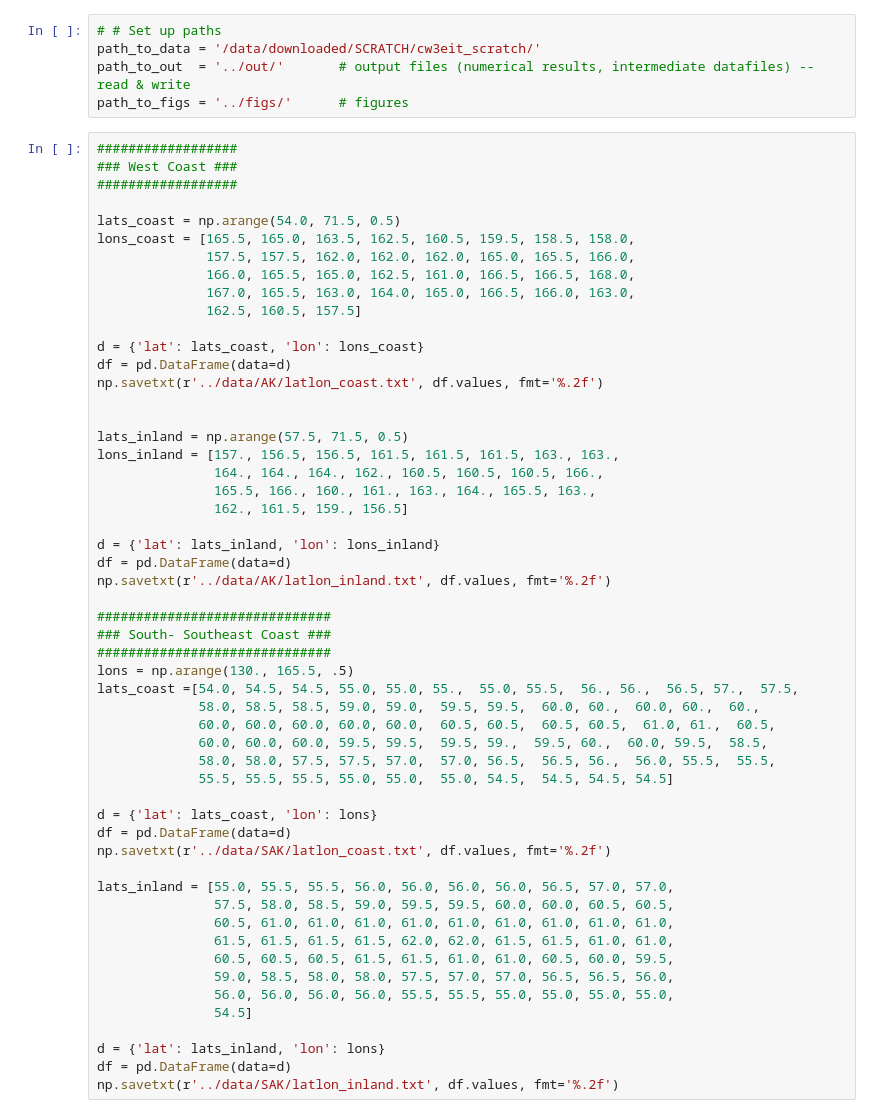
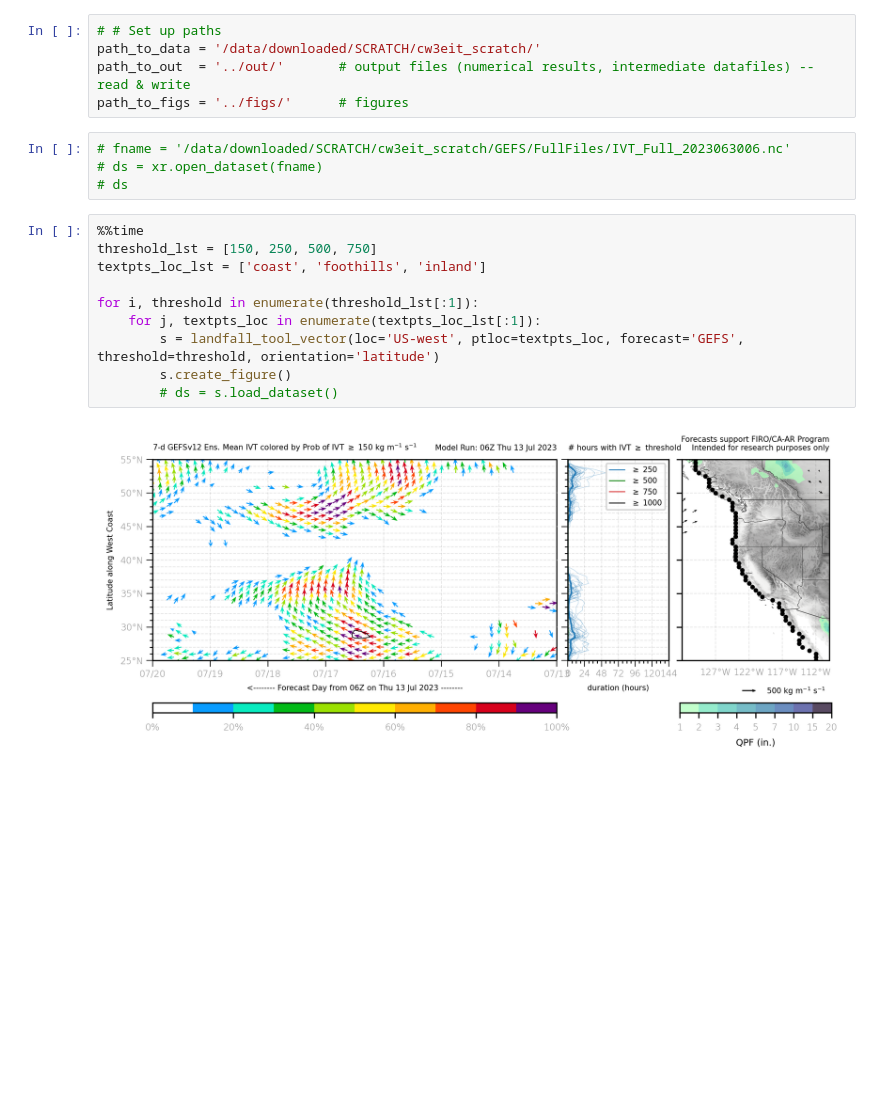
Before and after one commit to CW3E/ar_landfall_tool, a Jupyter notebook: analysis/ar-landfall_tool.ipynb, the cells around one changed output. Saved outputs shown, nothing was run; the diff lists cells and outputs as text; blank space fills up the shorter version.

```diff
--- a/analysis/waterfall_tool.ipynb
+++ b/analysis/ar-landfall_tool.ipynb
@@ -64,57 +41,19 @@ ERROR 1: PROJ: proj_create_from_database: Open of /home/dnash/miniconda3/envs/SE
 path_to_data = '/data/downloaded/SCRATCH/cw3eit_scratch/'
 path_to_out  = '../out/'       # output files (numerical results, intermediate datafiles) -- read & write
 path_to_figs = '../figs/'      # figures
-# %%
-##################
-### West Coast ###
-##################
-
-lats_coast = np.arange(54.0, 71.5, 0.5)
-lons_coast = [165.5, 165.0, 163.5, 162.5, 160.5, 159.5, 158.5, 158.0,
-              157.5, 157.5, 162.0, 162.0, 162.0, 165.0, 165.5, 166.0,
-              166.0, 165.5, 165.0, 162.5, 161.0, 166.5, 166.5, 168.0,
-              167.0, 165.5, 163.0, 164.0, 165.0, 166.5, 166.0, 163.0,
-              162.5, 160.5, 157.5]
-
-d = {'lat': lats_coast, 'lon': lons_coast}
-df = pd.DataFrame(data=d)
-np.savetxt(r'../data/AK/latlon_coast.txt', df.values, fmt='%.2f')
-
-
-lats_inland = np.arange(57.5, 71.5, 0.5)
-lons_inland = [157., 156.5, 156.5, 161.5, 161.5, 161.5, 163., 163.,
-               164., 164., 164., 162., 160.5, 160.5, 160.5, 166.,
-               165.5, 166., 160., 161., 163., 164., 165.5, 163.,
-               162., 161.5, 159., 156.5]
-
-d = {'lat': lats_inland, 'lon': lons_inland}
-df = pd.DataFrame(data=d)
-np.savetxt(r'../data/AK/latlon_inland.txt', df.values, fmt='%.2f')
-
-##############################
-### South- Southeast Coast ###
-##############################
-lons = np.arange(130., 165.5, .5)
-lats_coast =[54.0, 54.5, 54.5, 55.0, 55.0, 55.,  55.0, 55.5,  56., 56.,  56.5, 57.,  57.5,
-             58.0, 58.5, 58.5, 59.0, 59.0,  59.5, 59.5,  60.0, 60.,  60.0, 60.,  60.,
-             60.0, 60.0, 60.0, 60.0, 60.0,  60.5, 60.5,  60.5, 60.5,  61.0, 61.,  60.5,
-             60.0, 60.0, 60.0, 59.5, 59.5,  59.5, 59.,  59.5, 60.,  60.0, 59.5,  58.5,
-             58.0, 58.0, 57.5, 57.5, 57.0,  57.0, 56.5,  56.5, 56.,  56.0, 55.5,  55.5,
-             55.5, 55.5, 55.5, 55.0, 55.0,  55.0, 54.5,  54.5, 54.5, 54.5]
-
-d = {'lat': lats_coast, 'lon': lons}
-df = pd.DataFrame(data=d)
-np.savetxt(r'../data/SAK/latlon_coast.txt', df.values, fmt='%.2f')
-
-lats_inland = [55.0, 55.5, 55.5, 56.0, 56.0, 56.0, 56.0, 56.5, 57.0, 57.0,
-               57.5, 58.0, 58.5, 59.0, 59.5, 59.5, 60.0, 60.0, 60.5, 60.5,
-               60.5, 61.0, 61.0, 61.0, 61.0, 61.0, 61.0, 61.0, 61.0, 61.0,
-               61.5, 61.5, 61.5, 61.5, 62.0, 62.0, 61.5, 61.5, 61.0, 61.0,
-               60.5, 60.5, 60.5, 61.5, 61.5, 61.0, 61.0, 60.5, 60.0, 59.5,
-               59.0, 58.5, 58.0, 58.0, 57.5, 57.0, 57.0, 56.5, 56.5, 56.0,
-               56.0, 56.0, 56.0, 56.0, 55.5, 55.5, 55.0, 55.0, 55.0, 55.0,
-               54.5]
-
-d = {'lat': lats_inland, 'lon': lons}
-df = pd.DataFrame(data=d)
-np.savetxt(r'../data/SAK/latlon_inland.txt', df.values, fmt='%.2f')
+# %%
+# fname = '/data/downloaded/SCRATCH/cw3eit_scratch/GEFS/FullFiles/IVT_Full_2023063006.nc'
+# ds = xr.open_dataset(fname)
+# ds
+# %%
+%%time
+threshold_lst = [150, 250, 500, 750]
+textpts_loc_lst = ['coast', 'foothills', 'inland']
+
+for i, threshold in enumerate(threshold_lst[:1]):
+    for j, textpts_loc in enumerate(textpts_loc_lst[:1]):
+        s = landfall_tool_vector(loc='US-west', ptloc=textpts_loc, forecast='GEFS', threshold=threshold, orientation='latitude')
+        s.create_figure()
+        # ds = s.load_dataset()
+# %% [output]
+[figure, added]
```
Also changed, not shown: parts of 5 cells of this notebook, 11 other files.
